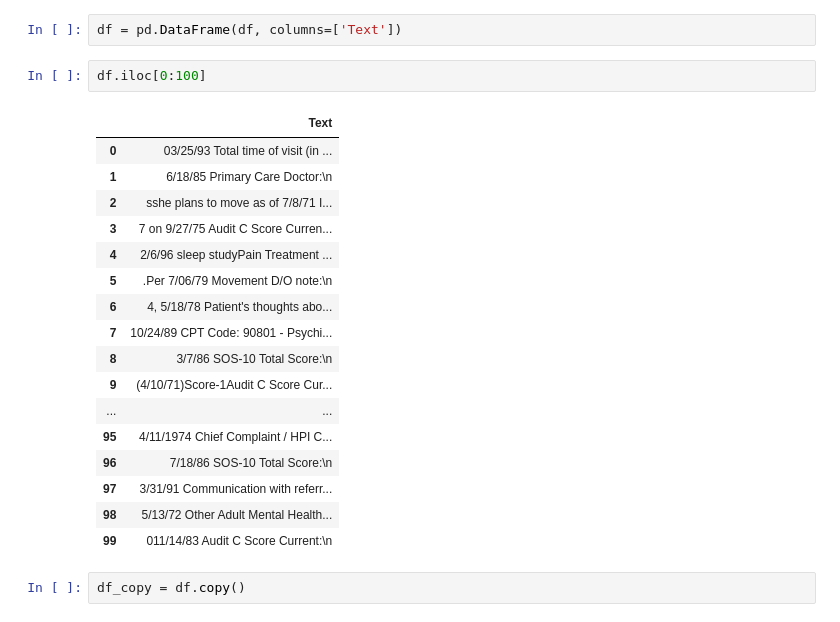
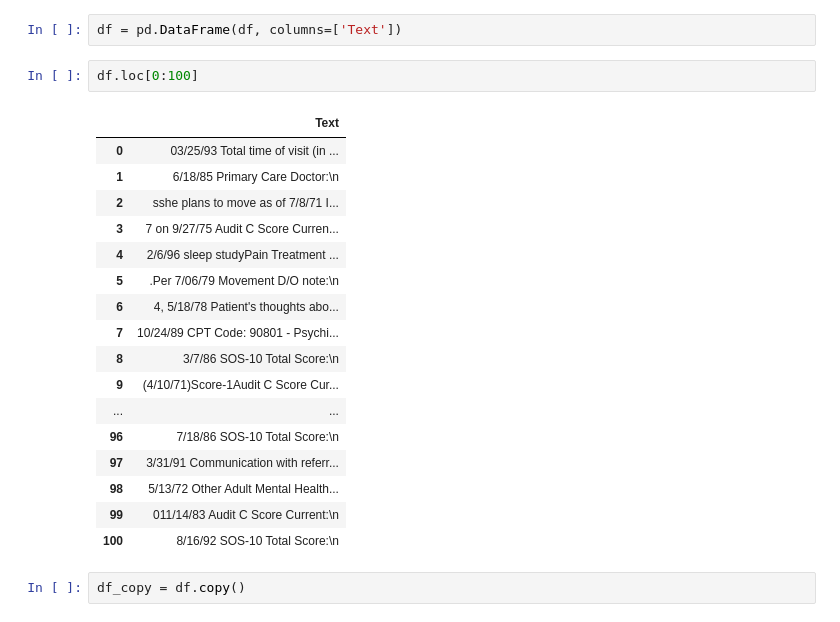
Before and after one commit to sjtalkar/StartHereTemplates, a Jupyter notebook: RegularExpressions.ipynb, the cells around one changed output. Saved outputs shown, nothing was run; the diff lists cells and outputs as text.

```diff
--- a/RegularExpressions.ipynb
+++ b/RegularExpressions.ipynb
@@ -110,25 +110,25 @@ The goal of this assignment is to correctly identify all of the different date v
 # %%
 df = pd.DataFrame(df, columns=['Text'])
 # %%
-df.iloc[0:100]
+df.loc[0:100]
 # %% [output]
 |  | Text |
 | 0 | 03/25/93 Total time of visit (in ... |
 | 1 | 6/18/85 Primary Care Doctor:\n |
 | 2 | sshe plans to move as of 7/8/71 I... |
 | 3 | 7 on 9/27/75 Audit C Score Curren... |
 | 4 | 2/6/96 sleep studyPain Treatment ... |
 | 5 | .Per 7/06/79 Movement D/O note:\n |
 | 6 | 4, 5/18/78 Patient's thoughts abo... |
 | 7 | 10/24/89 CPT Code: 90801 - Psychi... |
 | 8 | 3/7/86 SOS-10 Total Score:\n |
 | 9 | (4/10/71)Score-1Audit C Score Cur... |
 | ... | ... |
-| 95 | 4/11/1974 Chief Complaint / HPI C... |
 | 96 | 7/18/86 SOS-10 Total Score:\n |
 | 97 | 3/31/91 Communication with referr... |
 | 98 | 5/13/72 Other Adult Mental Health... |
 | 99 | 011/14/83 Audit C Score Current:\n |
+| 100 | 8/16/92 SOS-10 Total Score:\n |
 # %%
 df_copy = df.copy()
 # %% [markdown]
```
Also changed, not shown: parts of 50 cells of this notebook.
